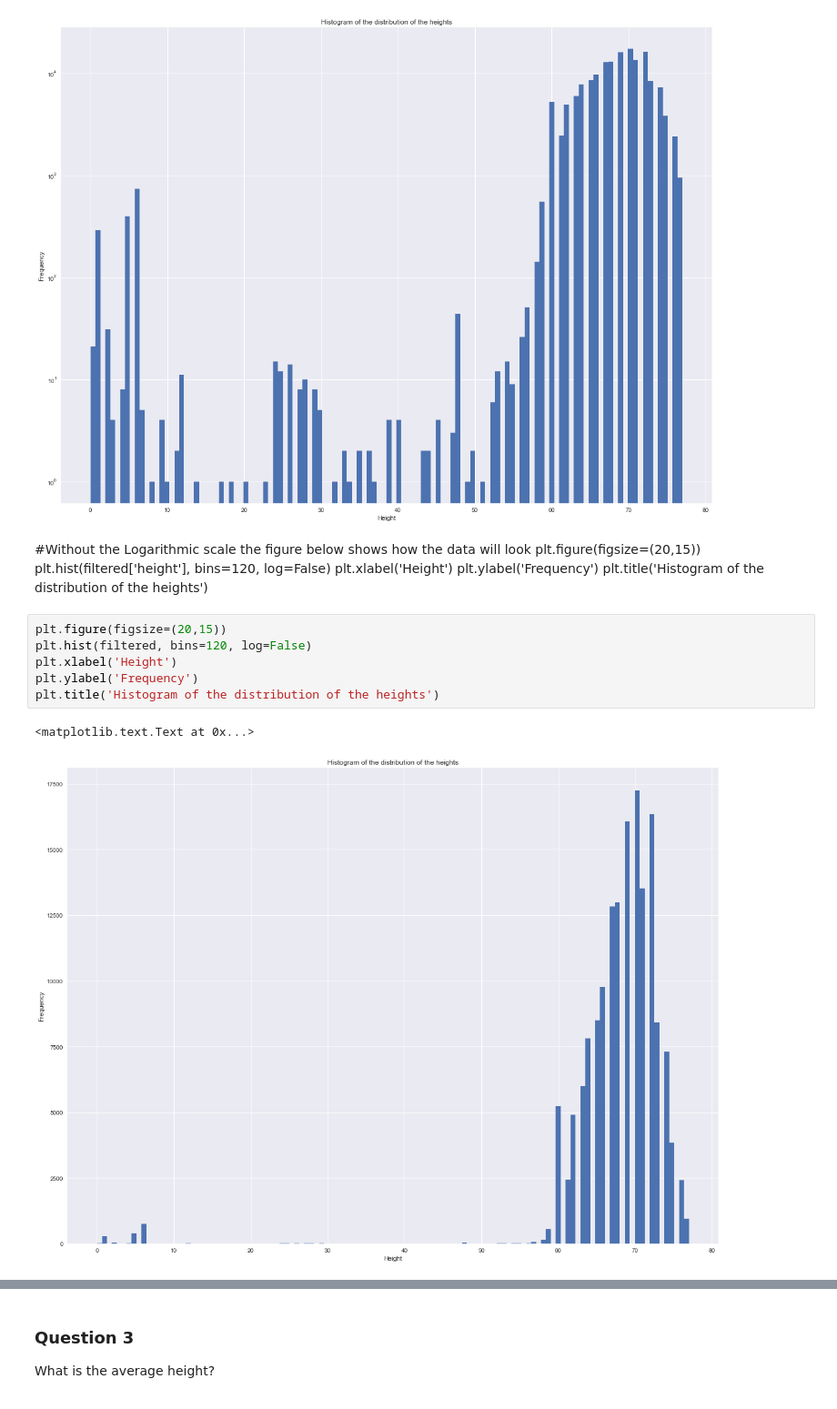
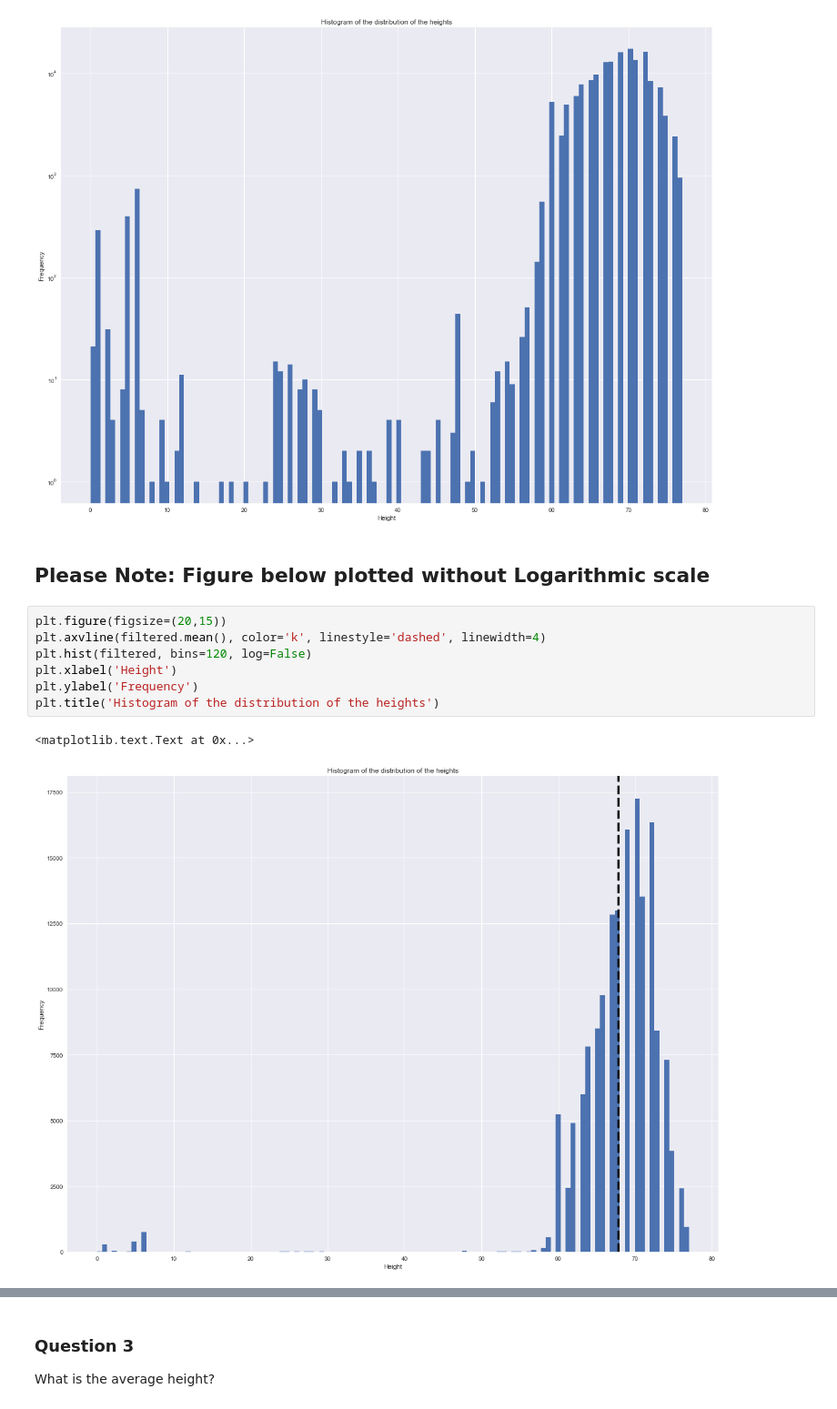
Before and after one commit to Kribashan/glt-group-g, a Jupyter notebook: dav_15_HLT_assignment_group_g.ipynb, the cells around one changed output, grey strips where cells are left out. Shown at 91% size. Saved outputs shown, nothing was run; the diff lists cells and outputs as text.

```diff
--- a/dav_15_HLT_assignment_group_g.ipynb
+++ b/dav_15_HLT_assignment_group_g.ipynb
@@ -146,19 +126,15 @@ plt.title('Histogram of the distribution of the heights')
 # %% [output]
 <matplotlib.text.Text at 0x...>
 [figure]
-# %% [markdown]
-#Without the Logarithmic scale the figure below shows how the data will look
-plt.figure(figsize=(20,15))
-plt.hist(filtered['height'], bins=120, log=False)
-plt.xlabel('Height')
-plt.ylabel('Frequency')
-plt.title('Histogram of the distribution of the heights')
+# %% [markdown]
+## Please Note: Figure below plotted without Logarithmic scale
 # %%
 plt.figure(figsize=(20,15))
+plt.axvline(filtered.mean(), color='k', linestyle='dashed', linewidth=4)
 plt.hist(filtered, bins=120, log=False)
 plt.xlabel('Height')
 plt.ylabel('Frequency')
 plt.title('Histogram of the distribution of the heights')
 # %% [output]
 <matplotlib.text.Text at 0x...>
-[figure, old version]
+[figure, new version]
```
Also changed, not shown: parts of 15 cells of this notebook.
